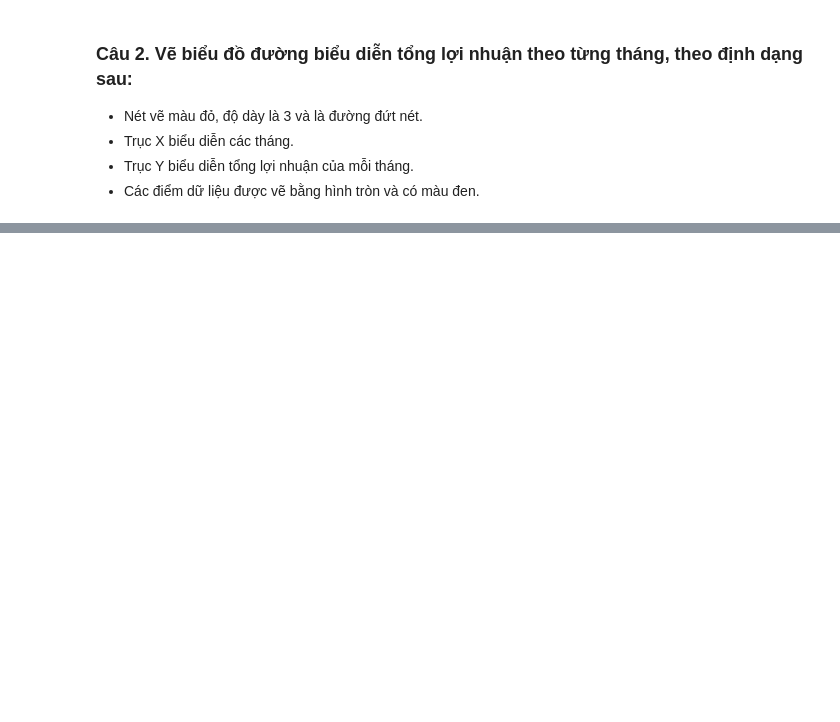
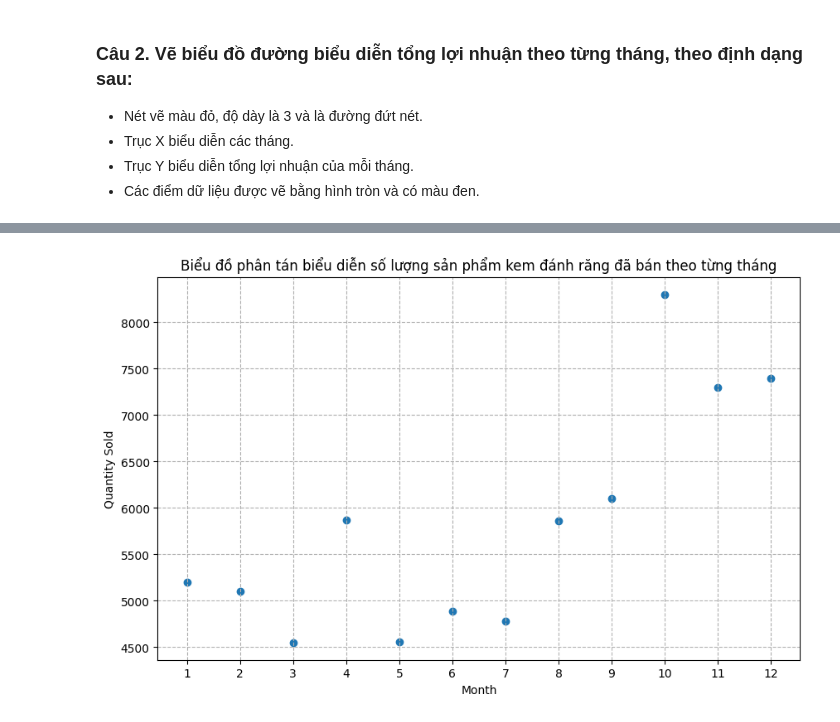
Before and after one commit to phat072/IE229_LAB, a Jupyter notebook: tuan2/BT_lamthem.ipynb, the cells around one changed output, grey strips where cells are left out. Cells and saved outputs as stored; diff of their text form; code cells hidden in the pictures; blank space fills up the shorter version.

```diff
--- a/tuan2/BT_lamthem.ipynb
+++ b/tuan2/BT_lamthem.ipynb
@@ -50,0 +150,26 @@ df
+# %%
+import matplotlib.pyplot as plt
+
+# Get the quantity of toothpaste sold each month
+toothpaste_sales = df['toothpaste'].values
+plt.figure(figsize=(10, 6))
+
+# Create an array of months from 1 to 12
+months = range(1, 13)
+
+# Create a scatter plot
+plt.scatter(months, toothpaste_sales)
+
+# Set the name for the x-axis and y-axis
+plt.xlabel('Month')
+plt.ylabel('Quantity Sold')
+plt.xticks(months)
+
+# Display the grid with dashed line style
+plt.grid(linestyle='dashed')
+
+plt.title("Biểu đồ phân tán biểu diễn số lượng sản phẩm kem đánh răng đã bán theo từng tháng")
+# Display the chart
+plt.show()
+# %% [output]
+[figure, added]
```
Also changed, not shown: parts of 12 cells of this notebook, 1 other file.
